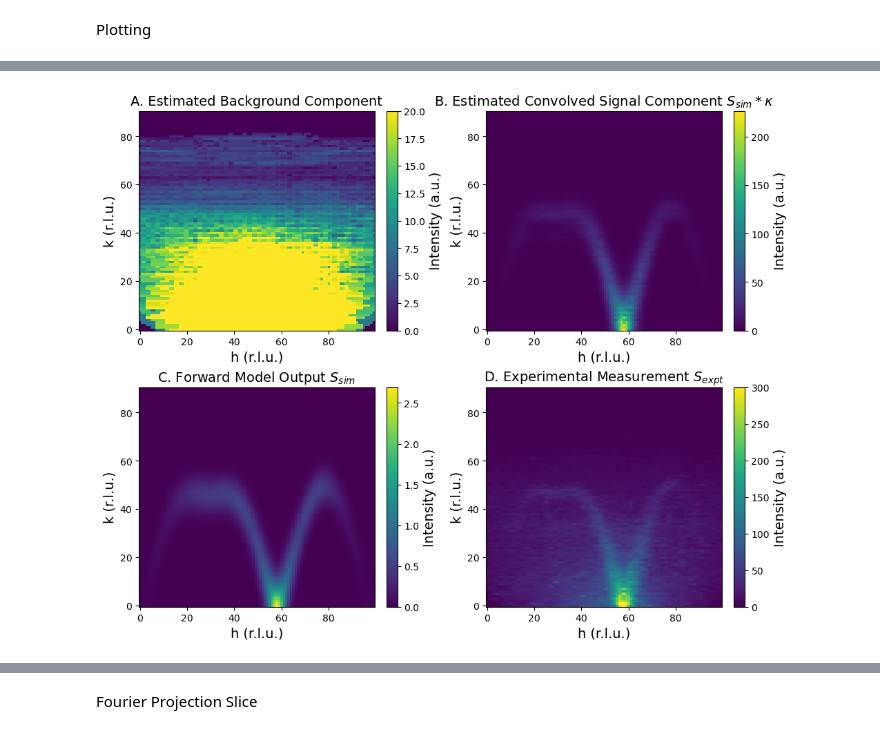
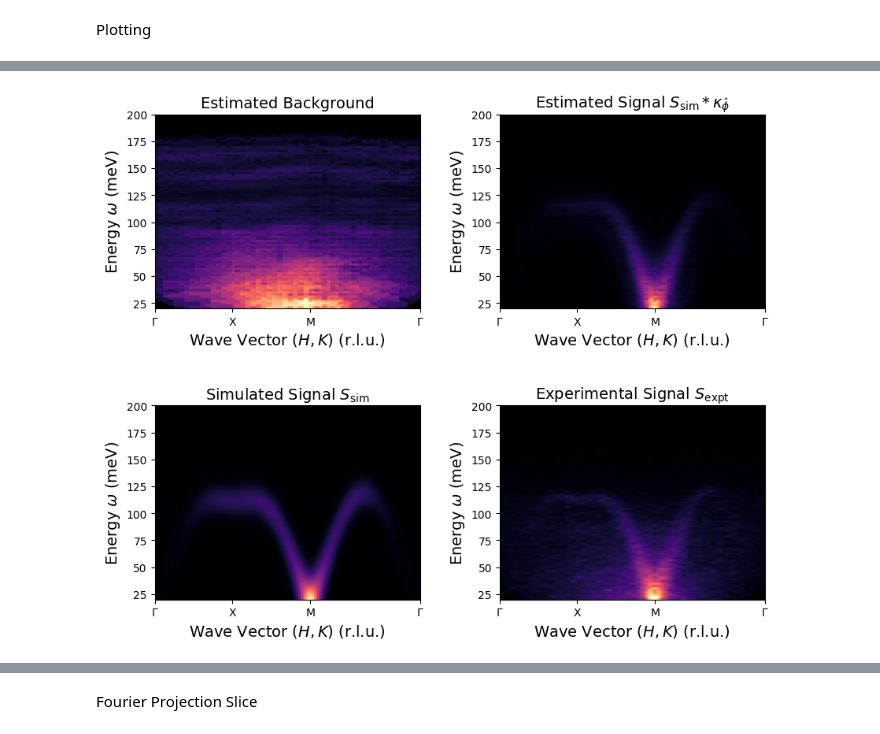
Before and after one commit to zhantaochen/kernel-s2e, a Jupyter notebook: kernel_learning_visualizer_zt.ipynb, the cells around one changed output, grey strips where cells are left out. Drawn from its saved outputs; the diff is of its cells as text; code cells hidden in the pictures.

```diff
--- a/kernel_learning_visualizer_zt.ipynb
+++ b/kernel_learning_visualizer_zt.ipynb
@@ -19,11 +22,19 @@ Only need to specify ckpt_path and synthetic data or not
 For experimental data, used: "/pscratch/sd/z/zhantao/yuan/pscratch/sd/y/yn754/data/S2e/checkpoints/synthetic_nr2_bkw5e-04_tvw0e+00/kernel_model-epoch=22-val_loss=0.0000.ckpt"
 For synthetic data, used: "/pscratch/sd/z/zhantao/yuan/pscratch/sd/y/yn754/data/S2e/checkpoints/synthetic_v1_nr3_bkw5e-03_tvw0e+00/kernel_model-epoch=27-val_loss=0.0000.ckpt"
 # %%
-ckpt_path = "/pscratch/sd/z/zhantao/yuan/pscratch/sd/y/yn754/data/S2e/checkpoints/synthetic_nr2_bkw5e-04_tvw0e+00/kernel_model-epoch=22-val_loss=0.0000.ckpt"
-synthetic = False
+# ckpt_path = "/pscratch/sd/z/zhantao/yuan/pscratch/sd/y/yn754/data/S2e/checkpoints/synthetic_nr2_bkw5e-04_tvw0e+00/kernel_model-epoch=22-val_loss=0.0000.ckpt"
+# synthetic = False
+# leakage_dataset = False
 
 # ckpt_path = "/pscratch/sd/z/zhantao/yuan/pscratch/sd/y/yn754/data/S2e/checkpoints/synthetic_v1_nr2_bkw5e-04_tvw0e+00/kernel_model-epoch=22-val_loss=0.0000.ckpt"
 # synthetic = True
+# leakage_dataset = False
+
+
+# Leakage dataset
+ckpt_path = "/pscratch/sd/z/zhantao/yuan/pscratch/sd/y/yn754/data/S2e/checkpoints/nr3_bkw5e-02_tvw0e+00/kernel_model-epoch=23-val_loss=0.0000.ckpt"
+synthetic = False
+leakage_dataset = True
 # %% [markdown]
 Load trained model
 # %%
@@ -61,6 +72,8 @@ batch = next(iter(dataloader))
 
 
 kpts = torch.from_numpy(linspace_2D_equidistant([[0,0],[0.5,0],[0.5,0.5],[0,0]], 100))
+_, kpts_idx = linspace_2D_equidistant([[0,0],[0.5,0],[0.5,0.5],[0,0]], 100, True)
+kpts_label = ['$\Gamma$', '$\mathrm{X}$', '$\mathrm{M}$', '$\Gamma$']
 wpts = data_dict['grid']['w_grid']
 qw_coords = []
 for _l in data_dict['grid']['l_grid']:
@@ -76,8 +89,8 @@ center_pts = torch.vstack([_.unsqueeze(0) for _ in qw_coords])
 
 #path to data
 if synthetic:
-    data_path = f'plots/synthetic_v1_nr_{config["model_config"]["neighbor_range"]}_bkw{config["loss_bkg_mag_weight"]}/'
+    data_path = f'/pscratch/sd/z/zhantao/source_separation_plots/plots/synthetic_v1_nr_{config["model_config"]["neighbor_range"]}_bkw{config["loss_bkg_mag_weight"]}/'
 else:
-    data_path = f'plots/nr_{config["model_config"]["neighbor_range"]}_bkw{config["loss_bkg_mag_weight"]}/'
+    data_path = f'/pscratch/sd/z/zhantao/source_separation_plots/plots/nr_{config["model_config"]["neighbor_range"]}_bkw{config["loss_bkg_mag_weight"]}/'
 # %% [output]
 dict_keys(['grid', 'S', 'background', 'background_dict'])
@@ -99,59 +117,76 @@ Plotting
 # %%
 import matplotlib.pyplot as plt
 
 # Choose perceptually uniform colormap suitable for scattering data
-cmap = "viridis"
+# cmap = "viridis"
+cmap = "magma"
 
-fig, axes = plt.subplots(2, 2, figsize=(10, 8), constrained_layout=True)
+fig, axes = plt.subplots(2, 2, figsize=(10, 8), gridspec_kw={'hspace': 0.5, 'wspace': 0.3})
 
 # Panel A: Background component
 im0 = axes[0, 0].imshow(
     s_bkg_2d.sum(0),
-    origin='lower', aspect='auto', vmax=20, cmap=cmap
+    origin='lower', aspect='auto', vmax=75, cmap=cmap,
+    extent=(0, len(kpts) - 1,
+            data_dict['grid']['w_grid'][0], data_dict['grid']['w_grid'][-1])
 )
-axes[0, 0].set_title("A. Estimated Background Component", fontsize=14)
-axes[0, 0].set_xlabel("h (r.l.u.)", fontsize=14)
-axes[0, 0].set_ylabel("k (r.l.u.)", fontsize=14)
-cbar0 = fig.colorbar(im0, ax=axes[0, 0])
-cbar0.set_label("Intensity (a.u.)", fontsize=14)
+axes[0, 0].set_xticks(kpts_idx)
+axes[0, 0].set_xticklabels(kpts_label)
+axes[0, 0].set_xlabel("Wave Vector $(H, K)$ (r.l.u.)", fontsize=14)
+axes[0, 0].set_ylabel("Energy $\omega$ (meV)", fontsize=14)
+axes[0, 0].set_title("Estimated Background", fontsize=14)
+# cbar0 = fig.colorbar(im0, ax=axes[0, 0])
+# cbar0.set_label("Intensity (a.u.)", fontsize=14)
 
 # Panel B: Signal component
 im1 = axes[0, 1].imshow(
     s_sig_2d.sum(0),
-    origin='lower', aspect='auto', cmap=cmap
+    origin='lower', aspect='auto', cmap=cmap,
+    extent=(0, len(kpts) - 1,
+            data_dict['grid']['w_grid'][0], data_dict['grid']['w_grid'][-1])
 )
-axes[0, 1].set_title(r"B. Estimated Convolved Signal Component $S_{sim} * \kappa$", fontsize=14)
-axes[0, 1].set_xlabel("h (r.l.u.)", fontsize=14)
-axes[0, 1].set_ylabel("k (r.l.u.)", fontsize=14)
-cbar1 = fig.colorbar(im1, ax=axes[0, 1])
-cbar1.set_label("Intensity (a.u.)", fontsize=14)
+axes[0, 1].set_xticks(kpts_idx)
+axes[0, 1].set_xticklabels(kpts_label)
+axes[0, 1].set_xlabel("Wave Vector $(H, K)$ (r.l.u.)", fontsize=14)
+axes[0, 1].set_ylabel("Energy $\omega$ (meV)", fontsize=14)
+axes[0, 1].set_title(r"Estimated Signal $S_{\mathrm{sim}} * \kappa_{\hat{\phi}}$", fontsize=14)
+# cbar1 = fig.colorbar(im1, ax=axes[0, 1])
+# cbar1.set_label("Intensity (a.u.)", fontsize=14)
 
 # Panel C: Forward model output
 im2 = axes[1, 0].imshow(
     model_sqw.forward_qw(center_pts.to(model_sqw.device)).cpu().sum(0),
-    origin='lower', aspect='auto', cmap=cmap
+    origin='lower', aspect='auto', cmap=cmap,
+    extent=(0, len(kpts) - 1,
+            data_dict['grid']['w_grid'][0], data_dict['grid']['w_grid'][-1])
 )
-axes[1, 0].set_title(r"C. Forward Model Output $S_{sim}$", fontsize=14)
-axes[1, 0].set_xlabel("h (r.l.u.)", fontsize=14)
-axes[1, 0].set_ylabel("k (r.l.u.)", fontsize=14)
-cbar2 = fig.colorbar(im2, ax=axes[1, 0])
-cbar2.set_label("Intensity (a.u.)", fontsize=14)
+axes[1, 0].set_xticks(kpts_idx)
+axes[1, 0].set_xticklabels(kpts_label)
+axes[1, 0].set_xlabel("Wave Vector $(H, K)$ (r.l.u.)", fontsize=14)
+axes[1, 0].set_ylabel("Energy $\omega$ (meV)", fontsize=14)
+axes[1, 0].set_title(r"Simulated Signal $S_{\mathrm{sim}}$", fontsize=14)
+# cbar2 = fig.colorbar(im2, ax=axes[1, 0])
+# cbar2.set_label("Intensity (a.u.)", fontsize=14)
 
 # Panel D: Experimental data
-im3 = axes[1, 1].imshow(s_exp_2d, origin='lower', aspect='auto', vmax=300, cmap=cmap)
-axes[1, 1].set_title(r"D. Experimental Measurement $S_{expt}$", fontsize=14)
-axes[1, 1].set_xlabel("h (r.l.u.)", fontsize=14)
-axes[1, 1].set_ylabel("k (r.l.u.)", fontsize=14)
-cbar3 = fig.colorbar(im3, ax=axes[1, 1])
-cbar3.set_label("Intensity (a.u.)", fontsize=14)
+im3 = axes[1, 1].imshow(s_exp_2d, origin='lower', aspect='auto', vmax=300, cmap=cmap,
+    extent=(0, len(kpts) - 1,
+            data_dict['grid']['w_grid'][0], data_dict['grid']['w_grid'][-1]))
+axes[1, 1].set_xticks(kpts_idx)
+axes[1, 1].set_xticklabels(kpts_label)
+axes[1, 1].set_xlabel("Wave Vector $(H, K)$ (r.l.u.)", fontsize=14)
+axes[1, 1].set_ylabel("Energy $\omega$ (meV)", fontsize=14)
+axes[1, 1].set_title(r"Experimental Signal $S_{\mathrm{expt}}$", fontsize=14)
+# cbar3 = fig.colorbar(im3, ax=axes[1, 1])
+# cbar3.set_label("Intensity (a.u.)", fontsize=14)
 
 # Optional: Main title
 # fig.suptitle("Scattering Signal Decomposition in Reciprocal Space", fontsize=14)
 
+fig.tight_layout()
+
 # # Save in publication-ready format
-# plt.savefig("scattering_decomposition_hk.png", dpi=300, bbox_inches='tight')
-# plt.savefig("scattering_decomposition_hk.pdf", bbox_inches='tight')
-
-plt.show()
+plt.savefig("../figures/scattering_decomposition_hk.png", dpi=300, bbox_inches='tight')
+# plt.savefig("../figures/scattering_decomposition_hk.pdf", bbox_inches='tight')
 # %% [output]
-[figure, old version]
+[figure, new version]
```
Also changed, not shown: parts of 6 cells of this notebook, 1 other file.
